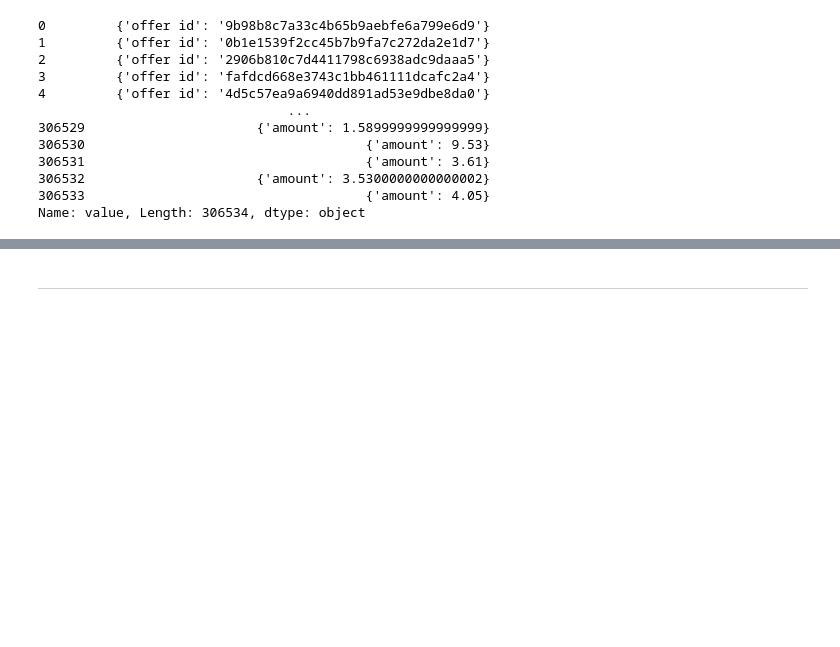
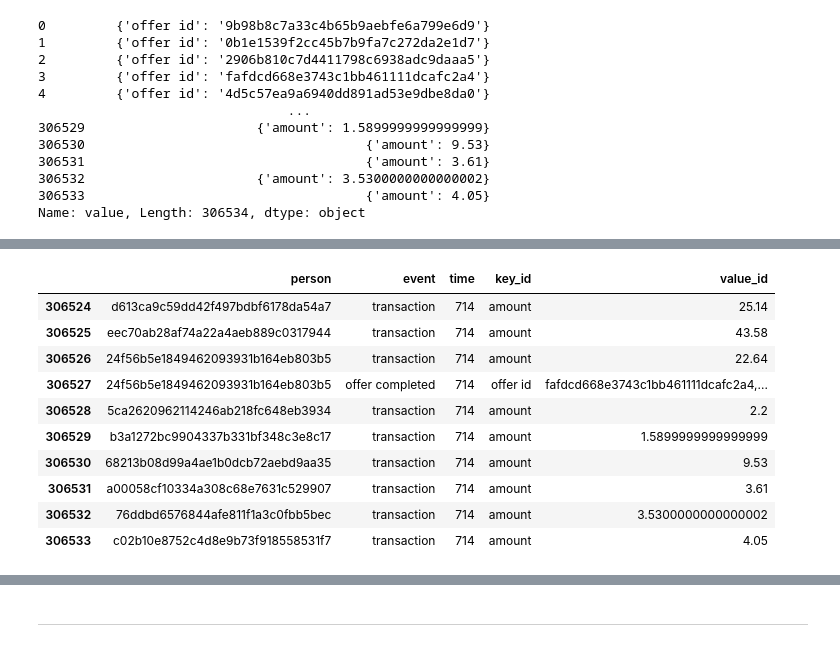
Before and after one commit to jennashinn/starbucks_analysis, a Jupyter notebook: cleaning.ipynb, the cells around one changed output, grey strips where cells are left out. Saved outputs shown, nothing was run; the diff lists cells and outputs as text; code cells hidden in the pictures; blank space fills up the shorter version.

```diff
--- a/cleaning.ipynb
+++ b/cleaning.ipynb
@@ -230,0 +216,14 @@ cleaned_transcript.head()
+# %%
+df_transcript.tail(10)
+# %% [output]
+|  | person | event | time | key_id | value_id |
+| 306524 | d613ca9c59dd42f497bdbf6178da54a7 | transaction | 714 | amount | 25.14 |
+| 306525 | eec70ab28af74a22a4aeb889c0317944 | transaction | 714 | amount | 43.58 |
+| 306526 | 24f56b5e1849462093931b164eb803b5 | transaction | 714 | amount | 22.64 |
+| 306527 | 24f56b5e1849462093931b164eb803b5 | offer completed | 714 | offer id | fafdcd668e3743c1bb461111dcafc2a4,... |
+| 306528 | 5ca2620962114246ab218fc648eb3934 | transaction | 714 | amount | 2.2 |
+| 306529 | b3a1272bc9904337b331bf348c3e8c17 | transaction | 714 | amount | 1.5899999999999999 |
+| 306530 | 68213b08d99a4ae1b0dcb72aebd9aa35 | transaction | 714 | amount | 9.53 |
+| 306531 | a00058cf10334a308c68e7631c529907 | transaction | 714 | amount | 3.61 |
+| 306532 | 76ddbd6576844afe811f1a3c0fbb5bec | transaction | 714 | amount | 3.5300000000000002 |
+| 306533 | c02b10e8752c4d8e9b73f918558531f7 | transaction | 714 | amount | 4.05 |
```
Also changed, not shown: parts of 19 cells of this notebook, 3 other files.
